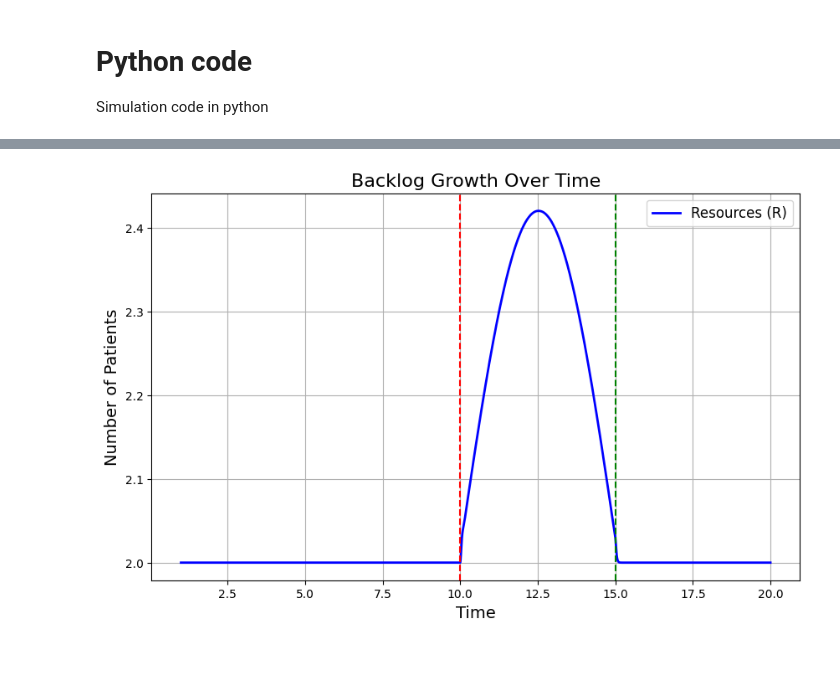
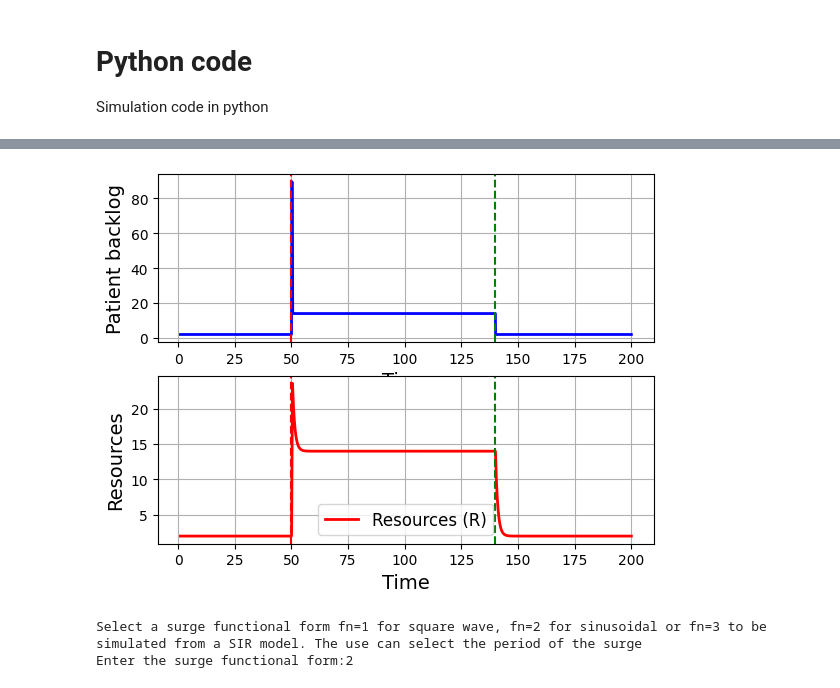
Before and after one commit to shakir507/BacklogModels, a Jupyter notebook: ServiceBacklogModel.ipynb, the cells around one changed output, grey strips where cells are left out. Drawn from its saved outputs; the diff is of its cells as text; code cells hidden in the pictures; blank space fills up the shorter version.

```diff
--- a/ServiceBacklogModel.ipynb
+++ b/ServiceBacklogModel.ipynb
@@ -80,2 +129,11 @@ def attrition(t,sp,Cp):
+# %%
+
+def resources(t, dCp):
+    # Using Heaviside for step functions
+    dNr = dCp / (Wd * Wh)
+    return dNr
+
+def resource_error(t, Cp, C):
+    return (Cp - C) / (Wh * Wd * productivity)
 # %%
 
@@ -102,12 +152,13 @@ def backloghospital(t, Y, demandsurge):
 # %%
-
+print("Select a surge functional form fn=1 for square wave, fn=2 for sinusoidal or fn=3 to be simulated from a SIR model. The use can select the period of the surge")
+fn = int(input("Enter the surge functional form:"))
 # Solve the ODE
 solution = solve_ivp(
     backloghospital,          # ODE function
     time_span,                # Time span
-    [initial_backlog,2],      # Initial condition
-    t_eval=time_points,       # Time points to evaluate the solution
-    args=(demandsurge,),  # Additional arguments for the ODE function
-    rtol=1e-20,  # Reduce relative tolerance
-    atol=1e-20   # Reduce absolute tolerance
+    [initial_backlog, 2],     # Initial condition
+    t_eval=time_points_backlog,       # Time points to evaluate the solution
+    args=(demandsurge, fn,),  # Additional arguments for the ODE function
+    rtol=1e-6,  # Reduce relative tolerance
+    atol=1e-6   # Reduce absolute tolerance
 )
@@ -138,16 +174,37 @@ plt.show()
-# %%
-plt.figure(figsize=(10, 6))
-plt.plot(time, resources, label="Resources (R)", color="blue", linewidth=2)
-plt.axvline(10, color="red", linestyle="--")
-plt.axvline(15, color="green", linestyle="--")
-plt.xlabel("Time", fontsize=14)
-plt.ylabel("Number of Patients", fontsize=14)
-plt.title("Backlog Growth Over Time", fontsize=16)
-plt.legend(fontsize=12)
-plt.grid(True)
-# Save the plot into a png and jpg file
-plt.savefig('./Resources_Growth.png')
-plt.savefig('./Resources_Growth.jpg')
-plt.show()
-# %% [output]
-[figure, removed]
+# %%
+
+# Plot backlog and resources in subplots
+fig, ax = plt.subplots(2)
+ax[0].plot(time, backlog, label="Backlog (B)", color="blue", linewidth=2)
+ax[0].axvline(t1, color="red", linestyle="--")
+ax[0].axvline(t2, color="green", linestyle="--")
+ax[0].set_xlabel("Time", fontsize=14)
+ax[0].set_ylabel("Patient backlog", fontsize=14)
+ax[1].plot(time, resources, label="Resources (R)", color="red", linewidth=2)
+ax[1].axvline(t1, color="red", linestyle="--")
+ax[1].axvline(t2, color="green", linestyle="--")
+ax[1].set_xlabel("Time", fontsize=14)
+ax[1].set_ylabel("Resources", fontsize=14)
+plt.legend(fontsize=12)
+ax[0].grid(True)
+ax[1].grid(True)
+
+# plt.show()
+# %% [output]
+[figure, added]
+# %%
+print("Select a surge functional form fn=1 for square wave, fn=2 for sinusoidal or fn=3 to be simulated from a SIR model. The use can select the period of the surge")
+fn = int(input("Enter the surge functional form:"))
+# Solve the ODE
+solution = solve_ivp(
+    backloghospital,          # ODE function
+    time_span,                # Time span
+    [initial_backlog, 2],     # Initial condition
+    t_eval=time_points_backlog,       # Time points to evaluate the solution
+    args=(demandsurge, fn,),  # Additional arguments for the ODE function
+    rtol=1e-6,  # Reduce relative tolerance
+    atol=1e-6   # Reduce absolute tolerance
+)
+# %% [output]
+Select a surge functional form fn=1 for square wave, fn=2 for sinusoidal or fn=3 to be simulated from a SIR model. The use can select the period of the surge
+Enter the surge functional form:2
```
Also changed, not shown: parts of 14 cells of this notebook.
